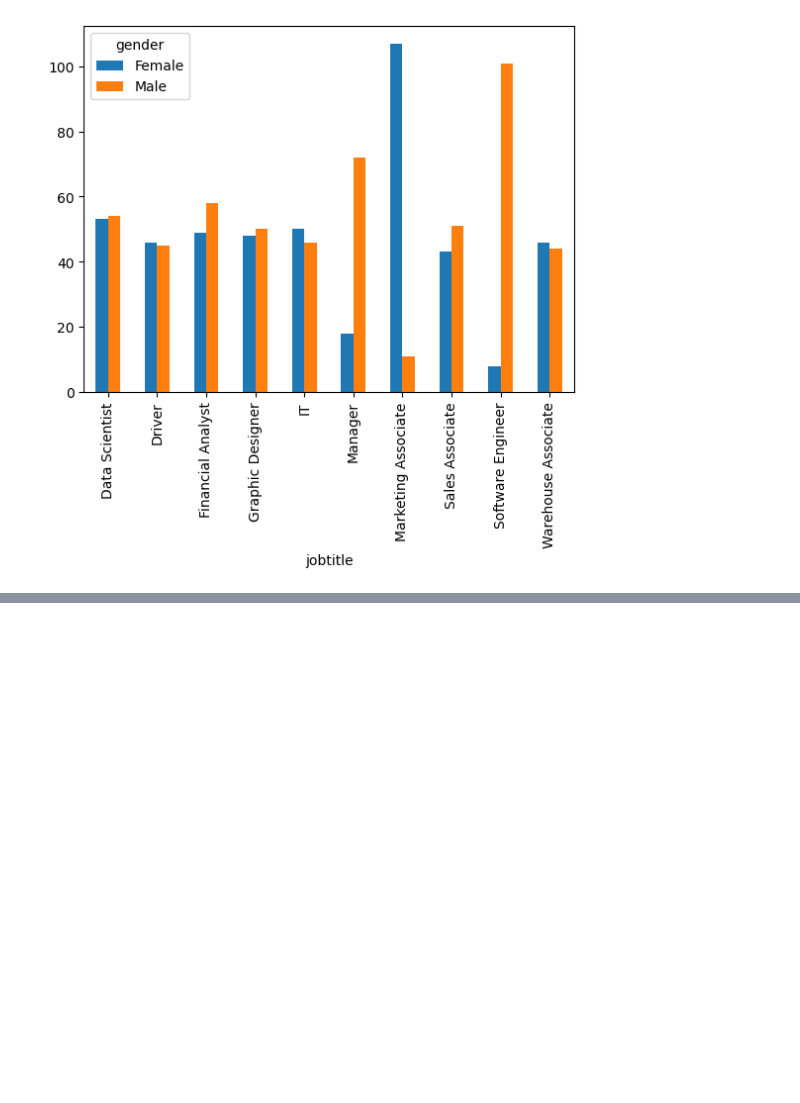
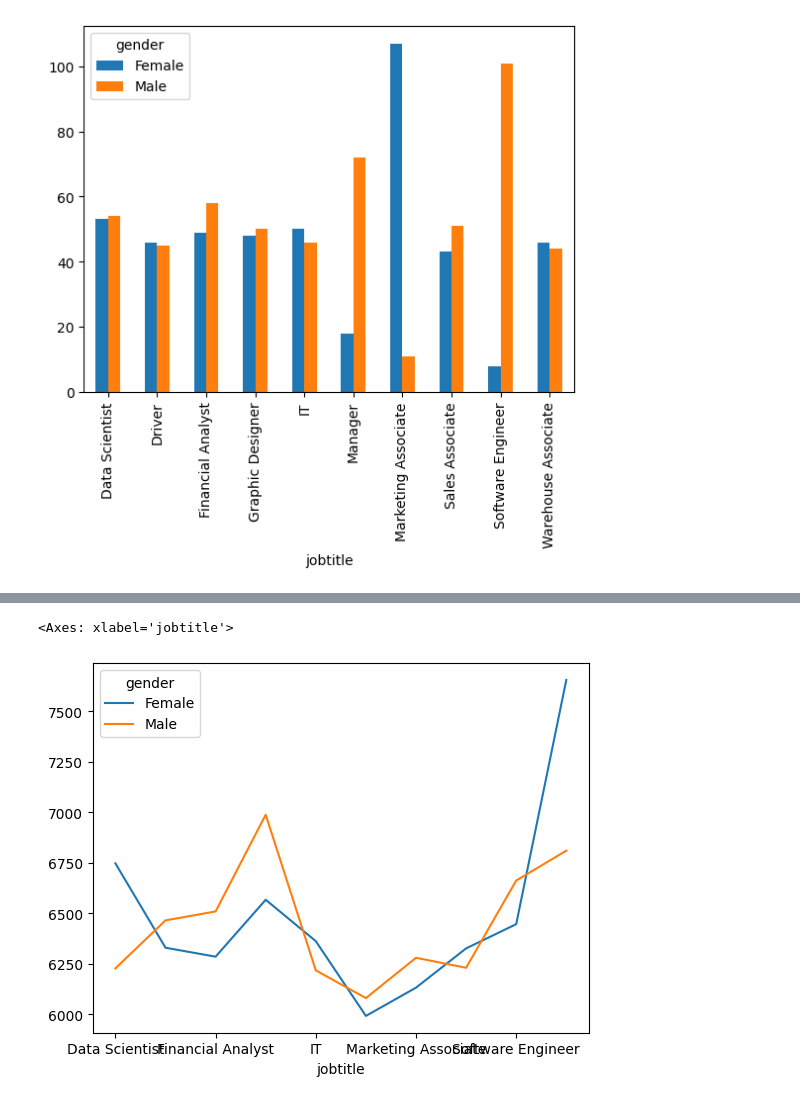
Before and after one commit to vilmarprado/mack_ling_prog_cie_dados, a Jupyter notebook: LP_T4.ipynb, the cells around one changed output, grey strips where cells are left out. Saved outputs shown, nothing was run; the diff lists cells and outputs as text; code cells hidden in the pictures; blank space fills up the shorter version.

```diff
--- a/LP_T4.ipynb
+++ b/LP_T4.ipynb
@@ -238,3 +253,7 @@ df1_s.plot(kind = 'bar')
 # %% [output]
 <Axes: xlabel='jobtitle'>
 [figure]
+# %%
+
+df3 = data.groupby(['gender','jobtitle'], as_index=False).bonus.mean()
+df3
@@ -240,0 +278,4 @@ df1_s.plot(kind = 'bar')
+# %%
+df3_pivot_x = pd.pivot_table(df3,index = 'jobtitle', columns ='gender', values='bonus').reset_index()
+df3_pivot = df3_pivot_x.set_index('jobtitle')
+df3_pivot
@@ -240,0 +295,5 @@ df1_s.plot(kind = 'bar')
+# %%
+df3_pivot.plot()
+# %% [output]
+<Axes: xlabel='jobtitle'>
+[figure, added]
```
Also changed, not shown: parts of 8 cells of this notebook.
